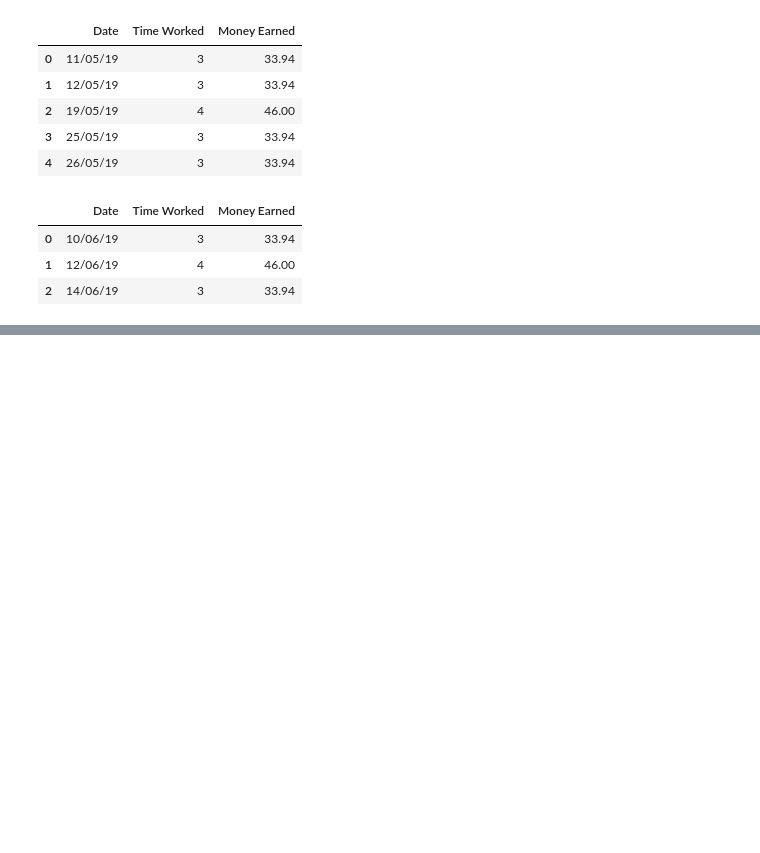
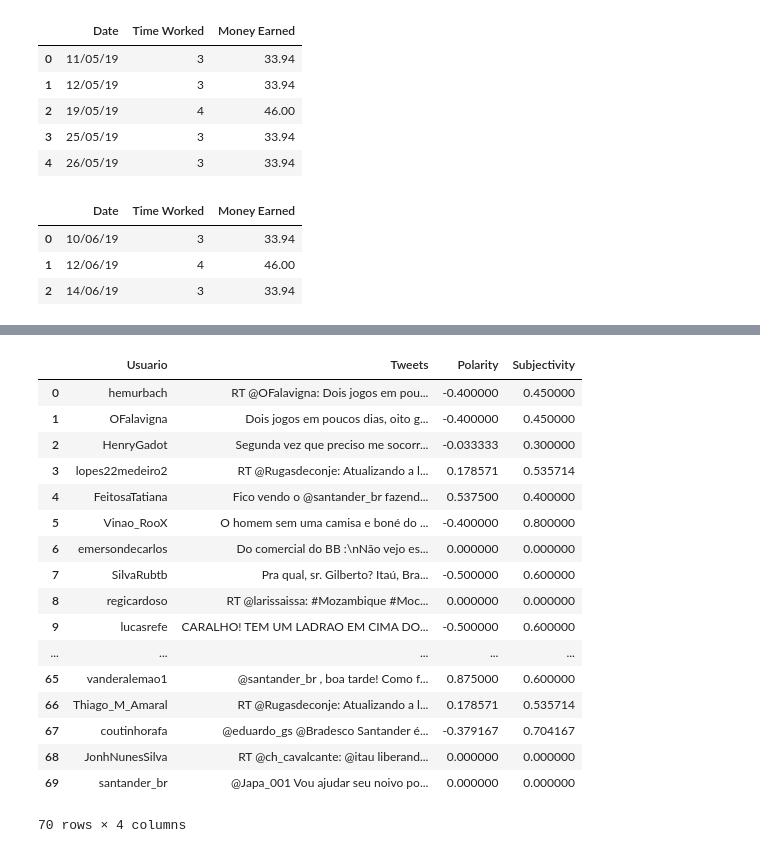
Before and after one commit to joonaspp/learning-library-python, a Jupyter notebook: learning_python_pandas.ipynb, the cells around one changed output, grey strips where cells are left out. Drawn from its saved outputs; the diff is of its cells as text; code cells hidden in the pictures; blank space fills up the shorter version.

```diff
--- a/learning_python_pandas.ipynb
+++ b/learning_python_pandas.ipynb
@@ -55,0 +99,22 @@ df
+# %%
+#Abrindo arquivos Excel
+pd.read_excel(xlsx, 'Sheet1')
+# %% [output]
+|  | Usuario | Tweets | Polarity | Subjectivity |
+| 0 | hemurbach | RT @OFalavigna: Dois jogos em pou... | -0.400000 | 0.450000 |
+| 1 | OFalavigna | Dois jogos em poucos dias, oito g... | -0.400000 | 0.450000 |
+| 2 | HenryGadot | Segunda vez que preciso me socorr... | -0.033333 | 0.300000 |
+| 3 | lopes22medeiro2 | RT @Rugasdeconje: Atualizando a l... | 0.178571 | 0.535714 |
+| 4 | FeitosaTatiana | Fico vendo o @santander_br fazend... | 0.537500 | 0.400000 |
+| 5 | Vinao_RooX | O homem sem uma camisa e boné do ... | -0.400000 | 0.800000 |
+| 6 | emersondecarlos | Do comercial do BB :\nNão vejo es... | 0.000000 | 0.000000 |
+| 7 | SilvaRubtb | Pra qual, sr. Gilberto? Itaú, Bra... | -0.500000 | 0.600000 |
+| 8 | regicardoso | RT @larissaissa: #Mozambique #Moc... | 0.000000 | 0.000000 |
+| 9 | lucasrefe | CARALHO! TEM UM LADRAO EM CIMA DO... | -0.500000 | 0.600000 |
+| ... | ... | ... | ... | ... |
+| 65 | vanderalemao1 | @santander_br , boa tarde! Como f... | 0.875000 | 0.600000 |
+| 66 | Thiago_M_Amaral | RT @Rugasdeconje: Atualizando a l... | 0.178571 | 0.535714 |
+| 67 | coutinhorafa | @eduardo_gs @Bradesco Santander é... | -0.379167 | 0.704167 |
+| 68 | JonhNunesSilva | RT @ch_cavalcante: @itau liberand... | 0.000000 | 0.000000 |
+| 69 | santander_br | @Japa_001 Vou ajudar seu noivo po... | 0.000000 | 0.000000 |
+70 rows × 4 columns
```
Also changed, not shown: parts of 7 cells of this notebook.
